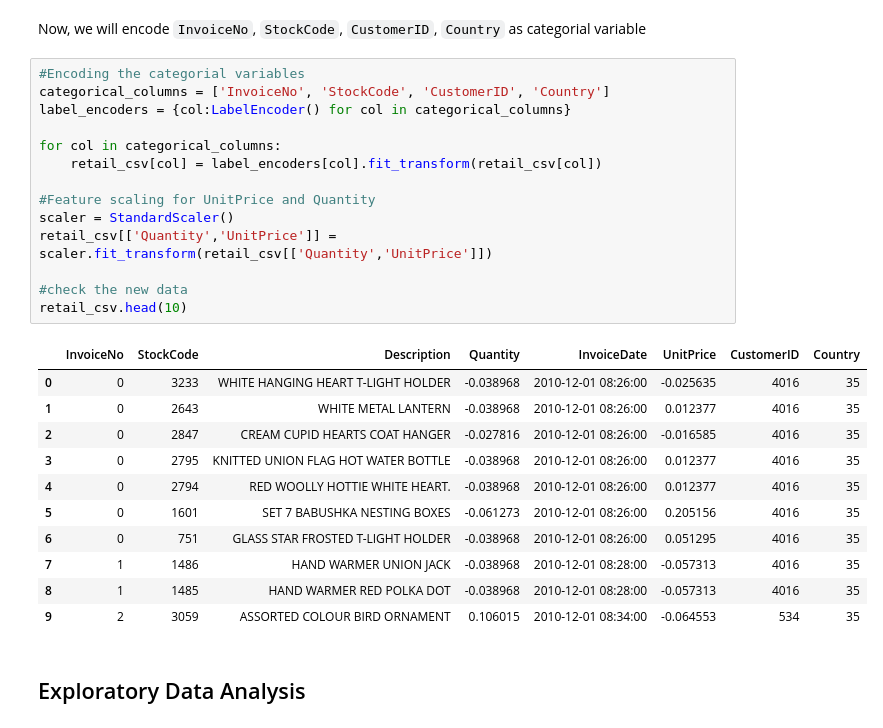
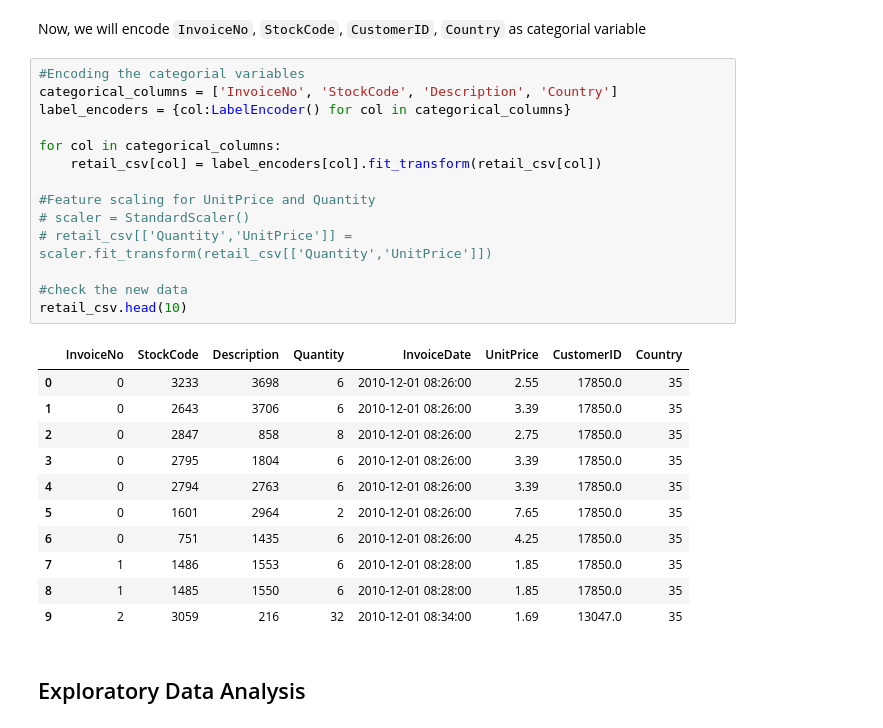
Before and after one commit to nasifuddin/Customer-Purchase-Behavior-Prediction, a Jupyter notebook: notebook.ipynb, the cells around one changed output. Cells and saved outputs as stored; diff of their text form.

```diff
--- a/notebook.ipynb
+++ b/notebook.ipynb
@@ -148,29 +150,29 @@ retail_csv['InvoiceNo'].value_counts(), retail_csv['StockCode'].value_counts(),
 Now, we will encode `InvoiceNo`, `StockCode`, `CustomerID`, `Country` as categorial variable
 # %%
 #Encoding the categorial variables
-categorical_columns = ['InvoiceNo', 'StockCode', 'CustomerID', 'Country']
+categorical_columns = ['InvoiceNo', 'StockCode', 'Description', 'Country']
 label_encoders = {col:LabelEncoder() for col in categorical_columns}
 
 for col in categorical_columns:
     retail_csv[col] = label_encoders[col].fit_transform(retail_csv[col])
 
 #Feature scaling for UnitPrice and Quantity
-scaler = StandardScaler()
-retail_csv[['Quantity','UnitPrice']] = scaler.fit_transform(retail_csv[['Quantity','UnitPrice']])
+# scaler = StandardScaler()
+# retail_csv[['Quantity','UnitPrice']] = scaler.fit_transform(retail_csv[['Quantity','UnitPrice']])
 
 #check the new data
 retail_csv.head(10)
 # %% [output]
 |  | InvoiceNo | StockCode | Description | Quantity | InvoiceDate | UnitPrice | CustomerID | Country |
-| 0 | 0 | 3233 | WHITE HANGING HEART T-LIGHT HOLDER | -0.038968 | 2010-12-01 08:26:00 | -0.025635 | 4016 | 35 |
-| 1 | 0 | 2643 | WHITE METAL LANTERN | -0.038968 | 2010-12-01 08:26:00 | 0.012377 | 4016 | 35 |
-| 2 | 0 | 2847 | CREAM CUPID HEARTS COAT HANGER | -0.027816 | 2010-12-01 08:26:00 | -0.016585 | 4016 | 35 |
-| 3 | 0 | 2795 | KNITTED UNION FLAG HOT WATER BOTTLE | -0.038968 | 2010-12-01 08:26:00 | 0.012377 | 4016 | 35 |
-| 4 | 0 | 2794 | RED WOOLLY HOTTIE WHITE HEART. | -0.038968 | 2010-12-01 08:26:00 | 0.012377 | 4016 | 35 |
-| 5 | 0 | 1601 | SET 7 BABUSHKA NESTING BOXES | -0.061273 | 2010-12-01 08:26:00 | 0.205156 | 4016 | 35 |
-| 6 | 0 | 751 | GLASS STAR FROSTED T-LIGHT HOLDER | -0.038968 | 2010-12-01 08:26:00 | 0.051295 | 4016 | 35 |
-| 7 | 1 | 1486 | HAND WARMER UNION JACK | -0.038968 | 2010-12-01 08:28:00 | -0.057313 | 4016 | 35 |
-| 8 | 1 | 1485 | HAND WARMER RED POLKA DOT | -0.038968 | 2010-12-01 08:28:00 | -0.057313 | 4016 | 35 |
-| 9 | 2 | 3059 | ASSORTED COLOUR BIRD ORNAMENT | 0.106015 | 2010-12-01 08:34:00 | -0.064553 | 534 | 35 |
+| 0 | 0 | 3233 | 3698 | 6 | 2010-12-01 08:26:00 | 2.55 | 17850.0 | 35 |
+| 1 | 0 | 2643 | 3706 | 6 | 2010-12-01 08:26:00 | 3.39 | 17850.0 | 35 |
+| 2 | 0 | 2847 | 858 | 8 | 2010-12-01 08:26:00 | 2.75 | 17850.0 | 35 |
+| 3 | 0 | 2795 | 1804 | 6 | 2010-12-01 08:26:00 | 3.39 | 17850.0 | 35 |
+| 4 | 0 | 2794 | 2763 | 6 | 2010-12-01 08:26:00 | 3.39 | 17850.0 | 35 |
+| 5 | 0 | 1601 | 2964 | 2 | 2010-12-01 08:26:00 | 7.65 | 17850.0 | 35 |
+| 6 | 0 | 751 | 1435 | 6 | 2010-12-01 08:26:00 | 4.25 | 17850.0 | 35 |
+| 7 | 1 | 1486 | 1553 | 6 | 2010-12-01 08:28:00 | 1.85 | 17850.0 | 35 |
+| 8 | 1 | 1485 | 1550 | 6 | 2010-12-01 08:28:00 | 1.85 | 17850.0 | 35 |
+| 9 | 2 | 3059 | 216 | 32 | 2010-12-01 08:34:00 | 1.69 | 13047.0 | 35 |
 # %% [markdown]
 ## Exploratory Data Analysis
```
Also changed, not shown: parts of 15 cells of this notebook, 2 other files.
